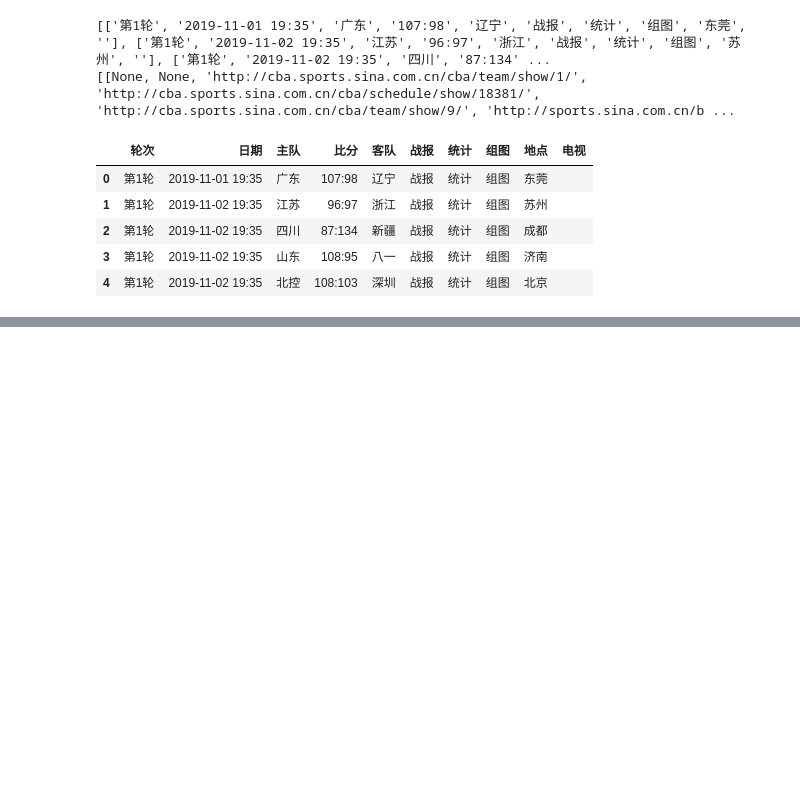
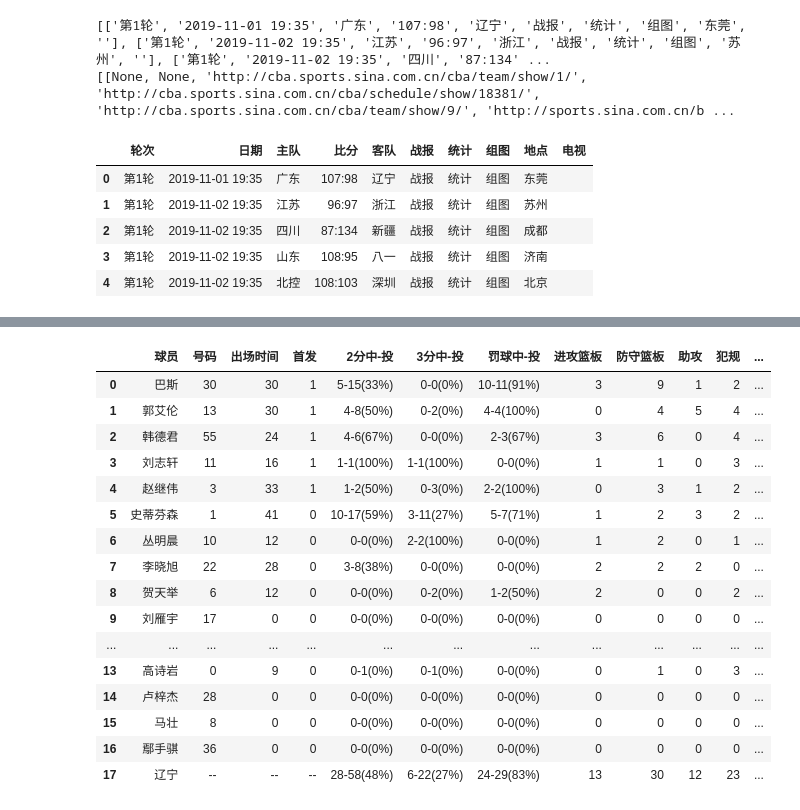
Before and after one commit to JJnotJimmyJohn/CBA-stats-dev, a Jupyter notebook: CBA_data_scrape.ipynb, the cells around one changed output, grey strips where cells are left out. Drawn from its saved outputs; the diff is of its cells as text; code cells hidden in the pictures; blank space fills up the shorter version.

```diff
--- a/CBA_data_scrape.ipynb
+++ b/CBA_data_scrape.ipynb
@@ -234,0 +416,34 @@ df_schedule_full.to_csv(f'StatsData/GamesSchedulePage_{datetime.date.today()}.cs
+# %%
+def get_awayteam_stats(page_content_str,re_pattern=
+                       '<div class="part part02 blk">(.*?)<div class="part part03 blk">'):
+    awayteam_details = get_team_details(page_content_str,re_pattern)
+
+    awayteam_coach = get_table_coach(awayteam_details)
+    awayteam_lingdui = get_table_lingdui(awayteam_details)
+
+    awayteam_table_header_lst = get_table_headers(awayteam_details)
+    awayteam_table_cells_lst = get_table_cells(awayteam_details,len(awayteam_table_header_lst))
+
+    df_awayteam_details = pd.DataFrame(data = awayteam_table_cells_lst,columns=awayteam_table_header_lst)
+    return df_awayteam_details
+# %%
+df_awayteam_details = get_awayteam_stats(page_content_str)
+df_awayteam_details
+# %% [output]
+|  | 球员 | 号码 | 出场时间 | 首发 | 2分中-投 | 3分中-投 | 罚球中-投 | 进攻篮板 | 防守篮板 | 助攻 | 犯规 | ... |
+| 0 | 巴斯 | 30 | 30 | 1 | 5-15(33%) | 0-0(0%) | 10-11(91%) | 3 | 9 | 1 | 2 | ... |
+| 1 | 郭艾伦 | 13 | 30 | 1 | 4-8(50%) | 0-2(0%) | 4-4(100%) | 0 | 4 | 5 | 4 | ... |
+| 2 | 韩德君 | 55 | 24 | 1 | 4-6(67%) | 0-0(0%) | 2-3(67%) | 3 | 6 | 0 | 4 | ... |
+| 3 | 刘志轩 | 11 | 16 | 1 | 1-1(100%) | 1-1(100%) | 0-0(0%) | 1 | 1 | 0 | 3 | ... |
+| 4 | 赵继伟 | 3 | 33 | 1 | 1-2(50%) | 0-3(0%) | 2-2(100%) | 0 | 3 | 1 | 2 | ... |
+| 5 | 史蒂芬森 | 1 | 41 | 0 | 10-17(59%) | 3-11(27%) | 5-7(71%) | 1 | 2 | 3 | 2 | ... |
+| 6 | 丛明晨 | 10 | 12 | 0 | 0-0(0%) | 2-2(100%) | 0-0(0%) | 1 | 2 | 0 | 1 | ... |
+| 7 | 李晓旭 | 22 | 28 | 0 | 3-8(38%) | 0-0(0%) | 0-0(0%) | 2 | 2 | 2 | 0 | ... |
+| 8 | 贺天举 | 6 | 12 | 0 | 0-0(0%) | 0-2(0%) | 1-2(50%) | 2 | 0 | 0 | 2 | ... |
+| 9 | 刘雁宇 | 17 | 0 | 0 | 0-0(0%) | 0-0(0%) | 0-0(0%) | 0 | 0 | 0 | 0 | ... |
+| ... | ... | ... | ... | ... | ... | ... | ... | ... | ... | ... | ... | ... |
+| 13 | 高诗岩 | 0 | 9 | 0 | 0-1(0%) | 0-1(0%) | 0-0(0%) | 0 | 1 | 0 | 3 | ... |
+| 14 | 卢梓杰 | 28 | 0 | 0 | 0-0(0%) | 0-0(0%) | 0-0(0%) | 0 | 0 | 0 | 0 | ... |
+| 15 | 马壮 | 8 | 0 | 0 | 0-0(0%) | 0-0(0%) | 0-0(0%) | 0 | 0 | 0 | 0 | ... |
+| 16 | 鄢手骐 | 36 | 0 | 0 | 0-0(0%) | 0-0(0%) | 0-0(0%) | 0 | 0 | 0 | 0 | ... |
+| 17 | 辽宁 | -- | -- | -- | 28-58(48%) | 6-22(27%) | 24-29(83%) | 13 | 30 | 12 | 23 | ... |
```
Also changed, not shown: parts of 37 cells of this notebook, 2 other files.
